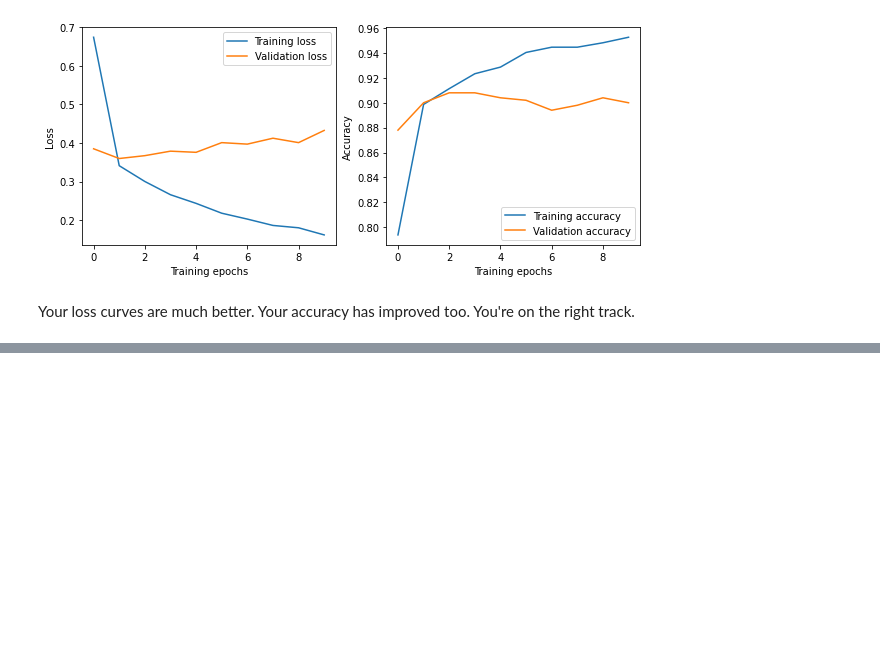
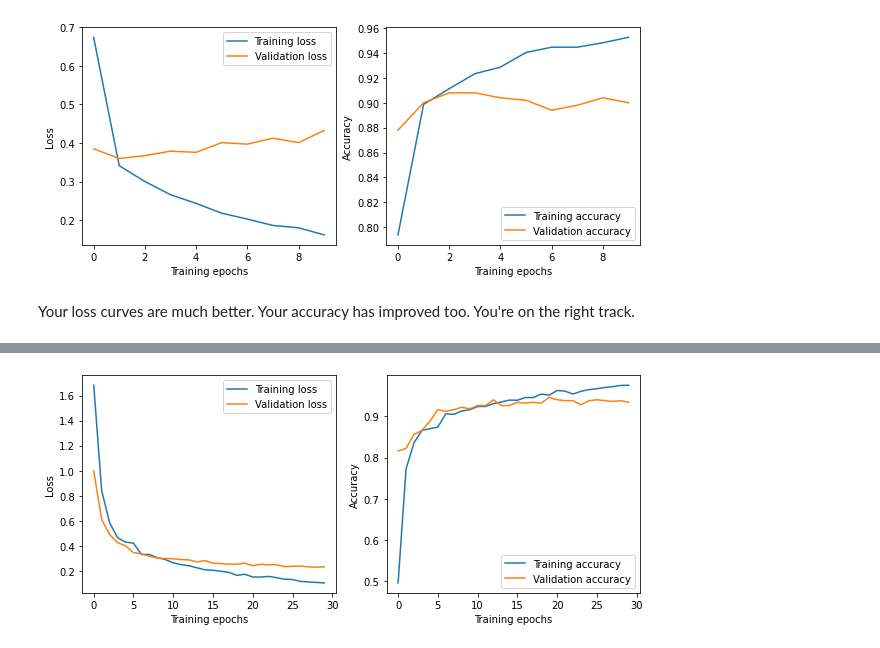
Before and after one commit to fasthill/google-ML-crash-course, a Jupyter notebook: 14 Case Study- Debugging in Classification.ipynb, the cells around one changed output, grey strips where cells are left out. Saved outputs shown, nothing was run; the diff lists cells and outputs as text; code cells hidden in the pictures; blank space fills up the shorter version.

```diff
--- a/14 Case Study- Debugging in Classification.ipynb
+++ b/14 Case Study- Debugging in Classification.ipynb
@@ -273,0 +387,24 @@ Switch to a nonlinear model by modifying the code below to use relu activation f
+# %%
+from keras import regularizers
+
+model = None
+
+# Dropout lambda
+dropoutLambda = 0.5
+
+model = keras.Sequential()
+model.add(tf.keras.layers.Dense(units=input_dim, activation='relu', input_dim=input_dim))
+model.add(tf.keras.layers.Dropout(dropoutLambda, noise_shape=(1,input_dim), seed=seed))
+# noise_shape : dropout layer에 들어오는 input_shape.
+model.add(tf.keras.layers.Dense(10, activation='softmax'))
+
+model.compile(loss='sparse_categorical_crossentropy',
+             optimizer=tf.keras.optimizers.Adam(),
+             metrics=['accuracy'])
+
+trainHistory = model.fit(mnistData, mnistLabels,
+                         batch_size=500, epochs=30, validation_split=0.1, verbose=0)
+
+# Plot
+showClassificationResults(trainHistory)
+# %% [output]
@@ -273,0 +415 @@ Switch to a nonlinear model by modifying the code below to use relu activation f
+[figure, added]
```
Also changed, not shown: parts of 30 cells of this notebook.
